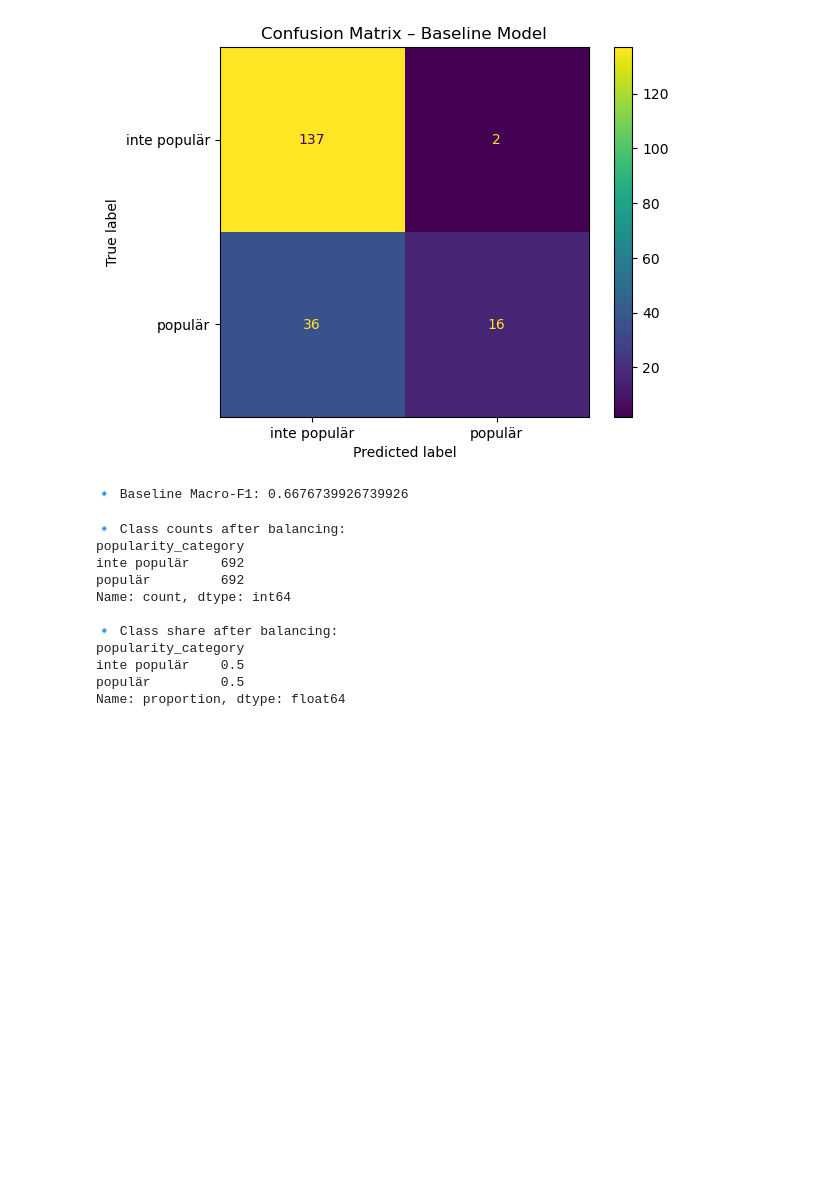
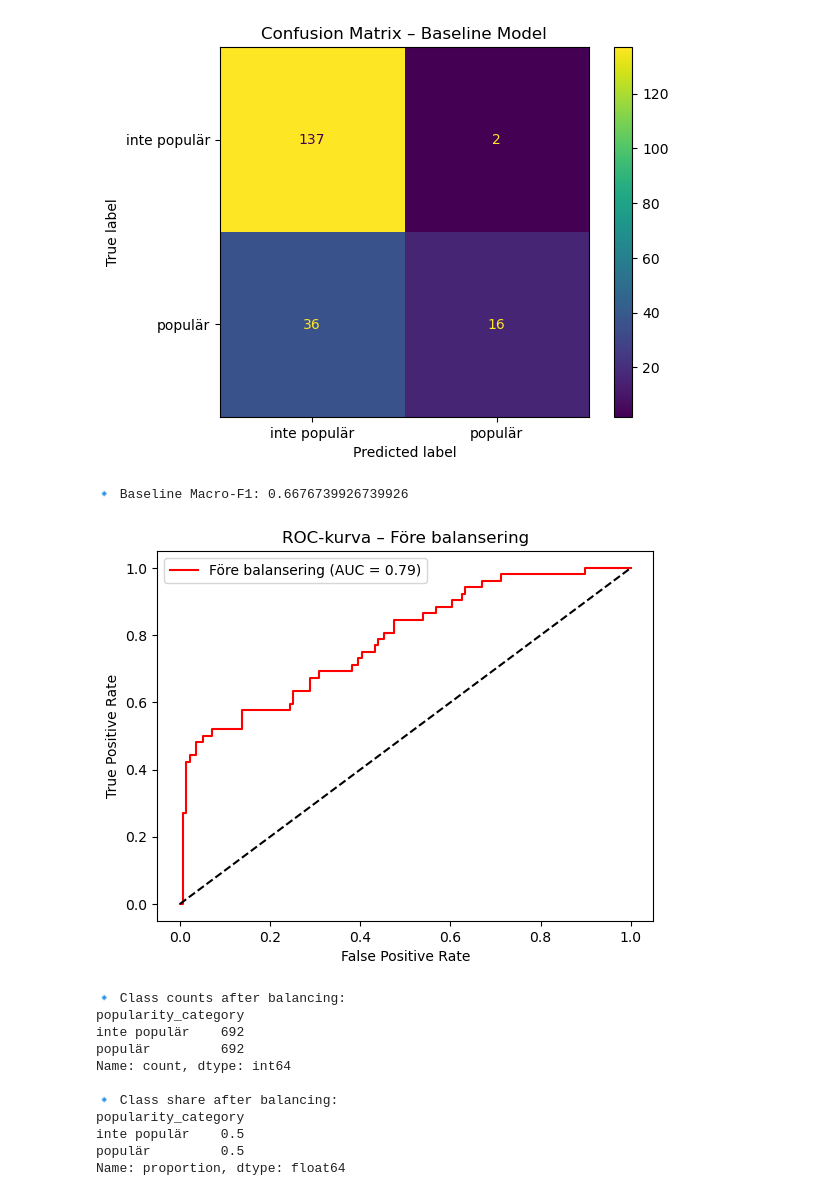
Before and after one commit to Caspar-Brantberger/JupyterLabPro, a Jupyter notebook: SpotifyExamLab.ipynb, the cells around one changed output. Saved outputs shown, nothing was run; the diff lists cells and outputs as text; code cells hidden in the pictures; blank space fills up the shorter version.

```diff
--- a/SpotifyExamLab.ipynb
+++ b/SpotifyExamLab.ipynb
@@ -277,5 +307,54 @@ inte populär       0.79      0.99      0.88       139
 weighted avg       0.82      0.80      0.76       191
 [figure]
 🔹 Baseline Macro-F1: 0.6676739926739926
+# %%
+#8. Prediktera sannolikheter för klassen "populär"
+y_probs_before = baseline_model.predict_proba(X_test)[:, 1]
+
+# Beräkna ROC-kurva
+fpr_before, tpr_before, thresholds_before = roc_curve(
+    y_test.map({"inte populär":0, "populär":1}),
+    y_probs_before
+)
+auc_before = roc_auc_score(
+    y_test.map({"inte populär":0, "populär":1}),
+    y_probs_before
+)
+
+# Plotta
+plt.plot(fpr_before, tpr_before, label=f"Före balansering (AUC = {auc_before:.2f})", color="red")
+plt.plot([0, 1], [0, 1], "k--")
+plt.xlabel("False Positive Rate")
+plt.ylabel("True Positive Rate")
+plt.title("ROC-kurva – Före balansering")
+plt.legend()
+plt.show()
+# Förklaring — vad vi ser och varför vi beräknar ROC på det obalanserade testet
+#
+# Vad ROC-kurvan visar:
+# - ROC-kurvan plottar True Positive Rate (recall) mot False Positive Rate (FPR)
+#   för alla möjliga tröskelvärden.
+# - Kurvans area (AUC) summerar modellens förmåga att skilja mellan klasserna.
+#   AUC = 1.0 → perfekt, AUC = 0.5 → slumpnivå.
+#
+# Vad vi ser före balansering:
+# - AUC-talet i legend visar modellens generella separationskraft innan vi har
+#   gjort någon balansering.
+# - Om kurvan ligger nära diagonalen (AUC ≈ 0.5) → modellen skiljer knappt på klasserna.
+# - Om kurvan stiger brant i början → modellen kan få hög recall vid låg FPR för vissa trösklar.
+#
+# Varför vi ändå beräknar ROC på obalanserat test:
+# - ROC/AUC är tröskeloberoende → visar modellens separerbarhet oavsett vald cutoff.
+# - Genom att jämföra AUC före/efter balansering ser vi om översamplingen
+#   faktiskt förbättrar modellens förmåga att skilja på klasserna.
+# - Viktigt: ROC kan vara lite optimistiskt vid stark klassobalans, därför bör vi
+#   även kolla confusion matrix, precision, recall och ev. PR-kurva.
+#
+# Praktisk slutsats:
+# - ROC på obalanserat test ger en baseline-bild av modellens styrka.
+# - För att utvärdera minoritetsklassen ("populär") behövs även recall, F1-score
+#   och Precision-Recall-kurva.
+# %% [output]
+[figure, added]
 # %%
 
```
Also changed, not shown: parts of 13 cells of this notebook.
